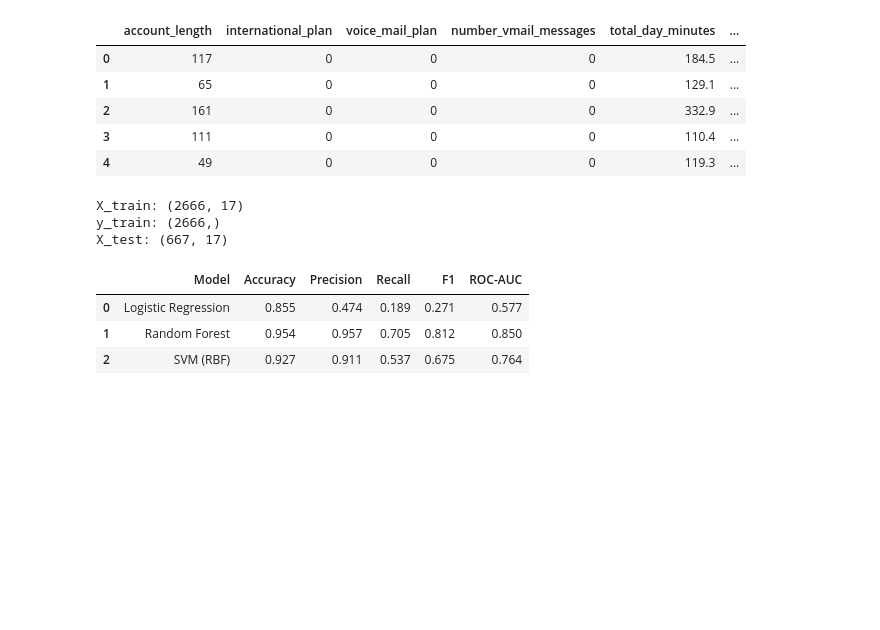
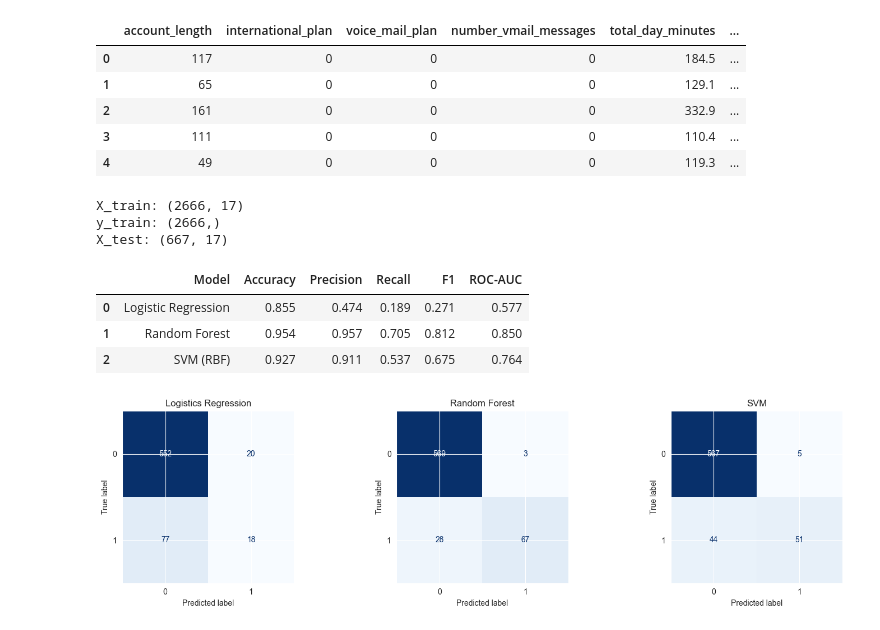
Before and after one commit to DKB-Erico/codveda_data_science, a Jupyter notebook: Classification with Logistic Regression.ipynb, the cells around one changed output. Saved outputs shown, nothing was run; the diff lists cells and outputs as text; code cells hidden in the pictures; blank space fills up the shorter version.

Commit message:
Visualized confusion matrices for models

```diff
--- a/Classification with Logistic Regression.ipynb
+++ b/Classification with Logistic Regression.ipynb
@@ -202,3 +202,18 @@ results.round(3)
 | 0 | Logistic Regression | 0.855 | 0.474 | 0.189 | 0.271 | 0.577 |
 | 1 | Random Forest | 0.954 | 0.957 | 0.705 | 0.812 | 0.850 |
 | 2 | SVM (RBF) | 0.927 | 0.911 | 0.537 | 0.675 | 0.764 |
+# %%
+# Confusion matrices
+plt.figure(figsize = (15, 4))
+for i, (name, preds) in enumerate([
+    ("Logistics Regression", y_pred_lr),
+    ("Random Forest", y_pred_rf),
+    ("SVM", y_pred_svm)
+]):
+    plt.subplot(1, 3, i + 1)
+    ConfusionMatrixDisplay.from_predictions(y_test, preds, cmap = "Blues", ax = plt.gca(), colorbar = False)
+    plt.title(name)
+plt.tight_layout()
+plt.show()
+# %% [output]
+[figure, added]
```
